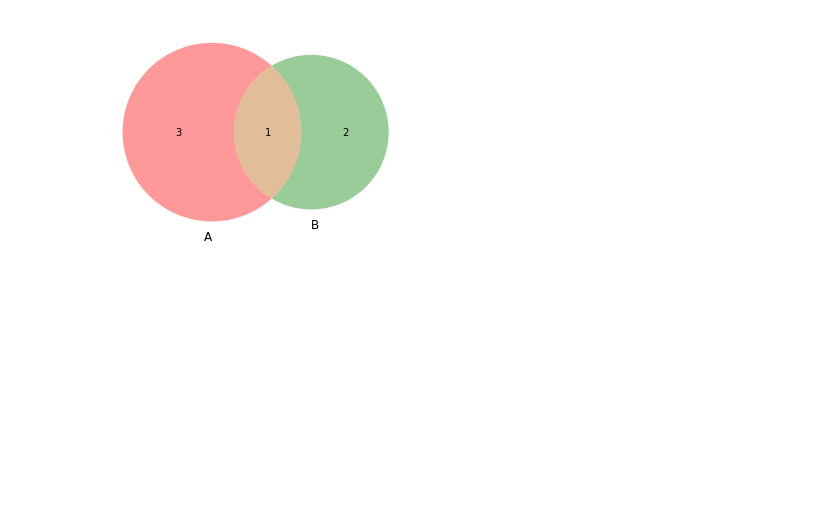
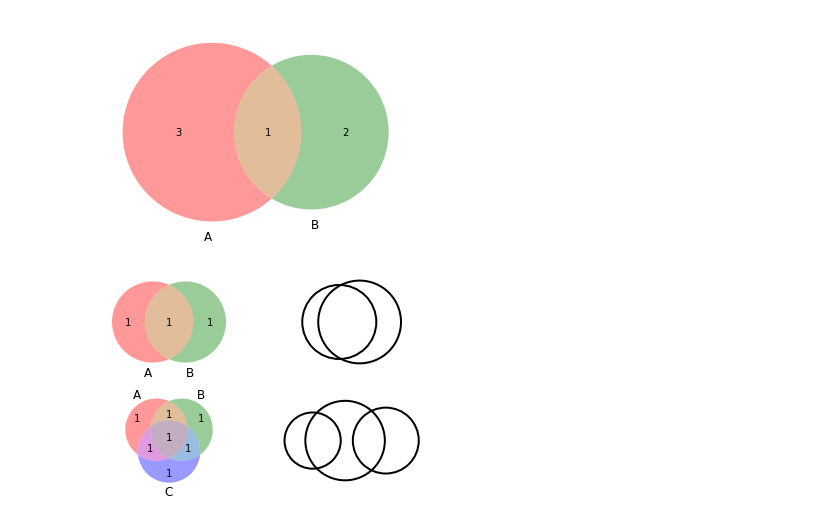
Before and after one commit to danielsobrado/personal-blog-code, a Jupyter notebook: notebooks/Set Theory.ipynb, the cells around one changed output. Drawn from its saved outputs; the diff is of its cells as text; code cells hidden in the pictures; blank space fills up the shorter version.

```diff
--- a/notebooks/Set Theory.ipynb
+++ b/notebooks/Set Theory.ipynb
@@ -83,3 +86,15 @@ venn2(subsets = (3, 2, 1))
 # %% [output]
 <matplotlib_venn._common.VennDiagram at 0x...>
 [figure]
+# %%
+from matplotlib import pyplot as plt
+from matplotlib_venn import venn2, venn2_circles
+from matplotlib_venn import venn3, venn3_circles
+figure, axes = plt.subplots(2, 2)
+venn2(subsets={'10': 1, '01': 1, '11': 1}, set_labels = ('A', 'B'), ax=axes[0][0])
+venn2_circles((1, 2, 3), ax=axes[0][1])
+venn3(subsets=(1, 1, 1, 1, 1, 1, 1), set_labels = ('A', 'B', 'C'), ax=axes[1][0])
+venn3_circles({'001': 10, '100': 20, '010': 21, '110': 13, '011': 14}, ax=axes[1][1])
+plt.show()
+# %% [output]
+[figure, added]
```
Also changed, not shown: parts of 3 cells of this notebook.
